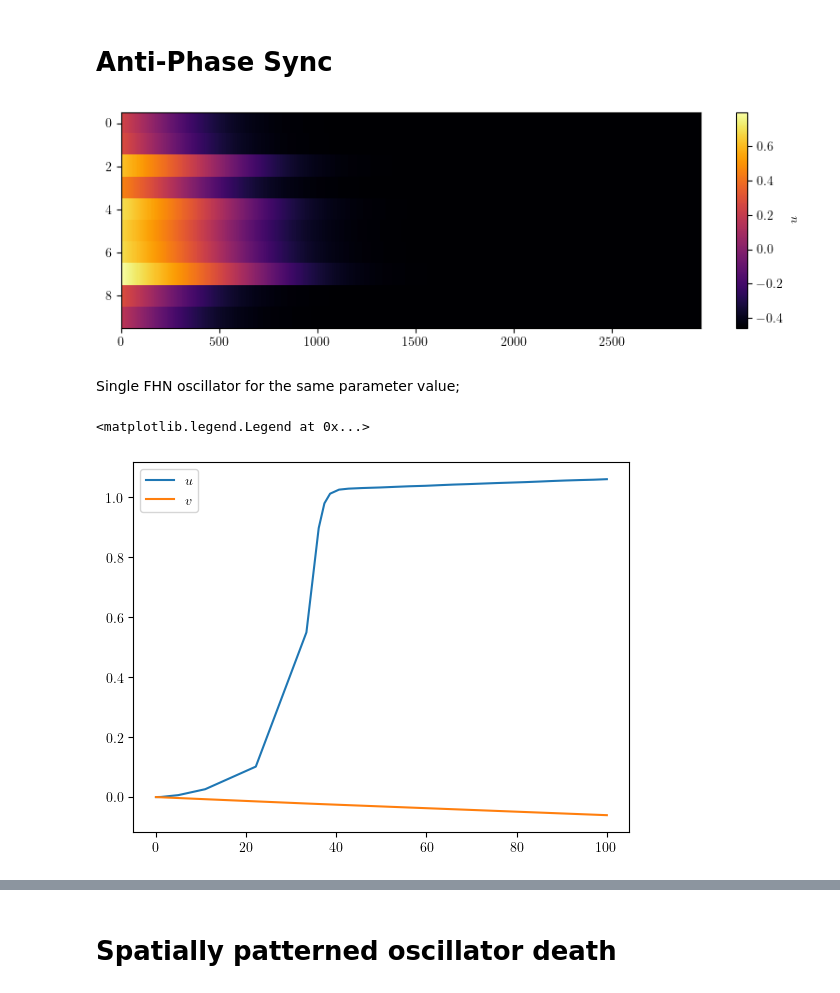
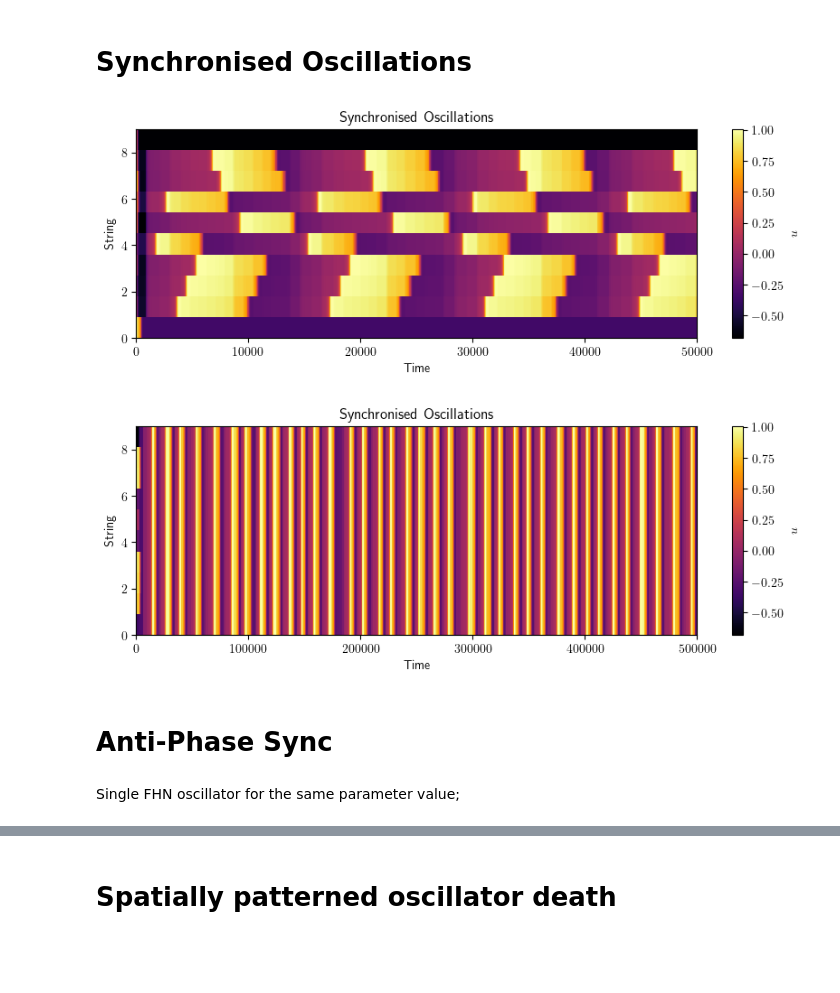
Before and after one commit to akshaysanjeevk/FHN-Relaxed-Oscillators, a Jupyter notebook: reboot/test.ipynb, the cells around one changed output, grey strips where cells are left out. Drawn from its saved outputs; the diff is of its cells as text; code cells hidden in the pictures; blank space fills up the shorter version.

```diff
--- a/reboot/test.ipynb
+++ b/reboot/test.ipynb
@@ -51,37 +84,23 @@ def solve_plot(prm):
+# %% [markdown]
+# Synchronised Oscillations
+# %%
+SO_N = {
+    'pattern': 'Synchronised Oscillations',
+    'N' : 10,
+    'a' : .139,
+    'e' : .1e-3,
+    'k' : .6,
+    'b' : .064,
+    'D' : 0,
+    'tmax' : 50000,
+    'y0': np.random.uniform(0, 1, 20)
+}
+
+ySO,tSO = split_integration(SO_N, 1.05e3, 5e5)
+# %% [output]
+[figure, added]
+[figure, added]
 # %% [markdown]
 # Anti-Phase Sync
-# %%
-APS = {
-    'N' : 10,
-# OG APS parameters
-    'a' : .139,
-    'e' : .1e-3,
-    'k' : .6,
-    'b' : 6.5,
-    'D' : .25e3,
-    'tmax' : 10,
-    'y0': np.random.uniform(0,1,20),
-    # 'y0' : np.zeros(20)
-# # Paramters for oscillation
-#     'e': .325,  # Recovery rate
-#     'a': -.2,         # Resting state parameter
-#     'b': .5,
-#     'k': 5,
-}
-
-solve_plot(APS)
-# %% [output]
-[figure, removed]
 # %% [markdown]
 Single FHN oscillator for the same parameter value;
-# %%
-
-APS['y0'] =[0,0]
-APS['tmax'] = 100
-y, t = solveFHN(APS, dt='auto')
-plt.plot(t, y[0,:], label='$u$')
-plt.plot(t, y[1,:], label='$v$')
-plt.legend()
-# %% [output]
-<matplotlib.legend.Legend at 0x...>
-[figure, removed]
```
Also changed, not shown: parts of 15 cells of this notebook, 5 other files.
